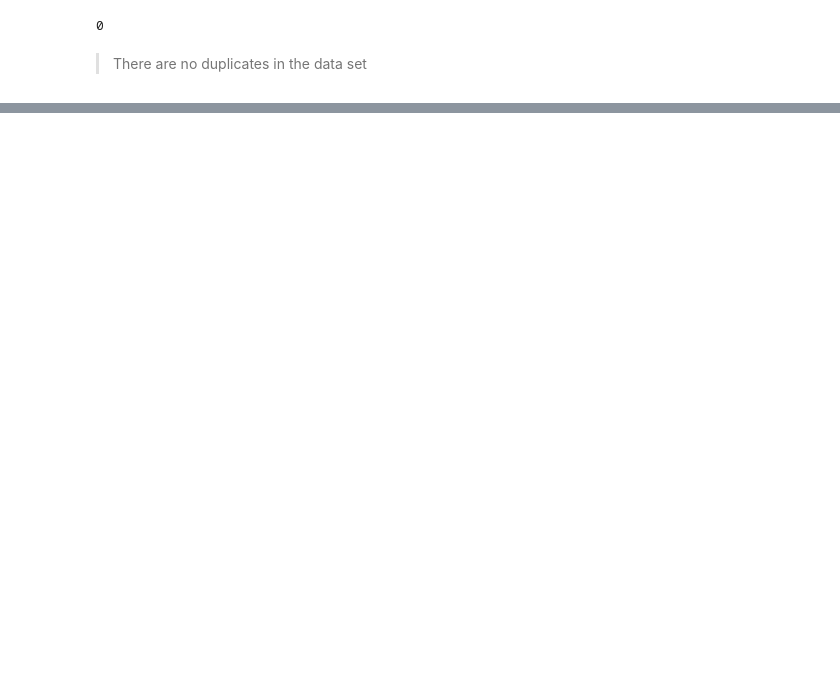
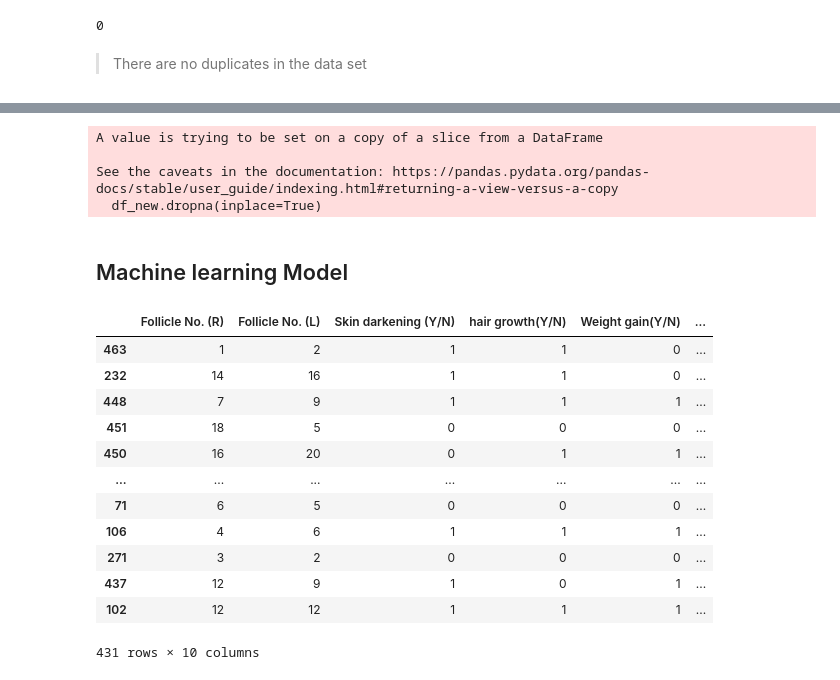
Before and after one commit to Wachira-2030/Ovary-oracle, a Jupyter notebook: index.ipynb, the cells around one changed output, grey strips where cells are left out. Cells and saved outputs as stored; diff of their text form; code cells hidden in the pictures; blank space fills up the shorter version.

Commit message:
Model added

```diff
--- a/index.ipynb
+++ b/index.ipynb
@@ -189,0 +318,2 @@ df_1.duplicated().sum()
+# %%
+df_new = df[['PCOS (Y/N)','Follicle No. (R)','Follicle No. (L)','Skin darkening (Y/N)','hair growth(Y/N)','Weight gain(Y/N)','Cycle(R/I)','Fast food (Y/N)','Pimples(Y/N)','AMH(ng/mL)','Weight']]
@@ -189,0 +331,33 @@ df_1.duplicated().sum()
+# %%
+df_new.dropna(inplace=True)
+# %% [output]
+A value is trying to be set on a copy of a slice from a DataFrame
+
+See the caveats in the documentation: https://pandas.pydata.org/pandas-docs/stable/user_guide/indexing.html#returning-a-view-versus-a-copy
+  df_new.dropna(inplace=True)
+# %% [markdown]
+## Machine learning Model
+# %%
+#creating X and y variables
+X = df_new.drop(['PCOS (Y/N)'],axis=1)
+y = df_new['PCOS (Y/N)']
+# %%
+#split the train and test data set
+x_train, x_test, y_train,y_test = train_test_split(X,y,test_size=0.2,random_state=42)
+# %%
+#checking the train data set
+x_train
+# %% [output]
+|  | Follicle No. (R) | Follicle No. (L) | Skin darkening (Y/N) | hair growth(Y/N) | Weight gain(Y/N) | ... |
+| 463 | 1 | 2 | 1 | 1 | 0 | ... |
+| 232 | 14 | 16 | 1 | 1 | 0 | ... |
+| 448 | 7 | 9 | 1 | 1 | 1 | ... |
+| 451 | 18 | 5 | 0 | 0 | 0 | ... |
+| 450 | 16 | 20 | 0 | 1 | 1 | ... |
+| ... | ... | ... | ... | ... | ... | ... |
+| 71 | 6 | 5 | 0 | 0 | 0 | ... |
+| 106 | 4 | 6 | 1 | 1 | 1 | ... |
+| 271 | 3 | 2 | 0 | 0 | 0 | ... |
+| 437 | 12 | 9 | 1 | 0 | 1 | ... |
+| 102 | 12 | 12 | 1 | 1 | 1 | ... |
+431 rows × 10 columns
```
Also changed, not shown: parts of 36 cells of this notebook.
